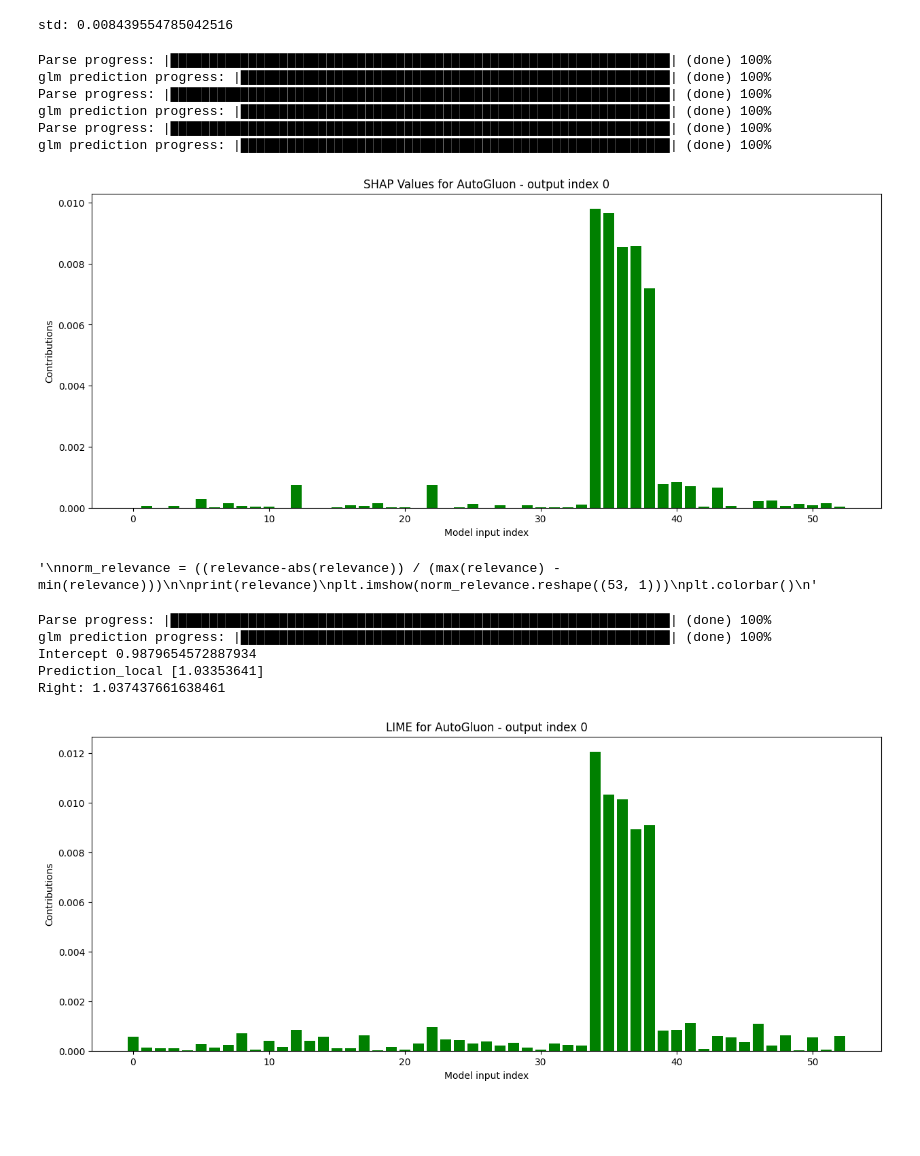
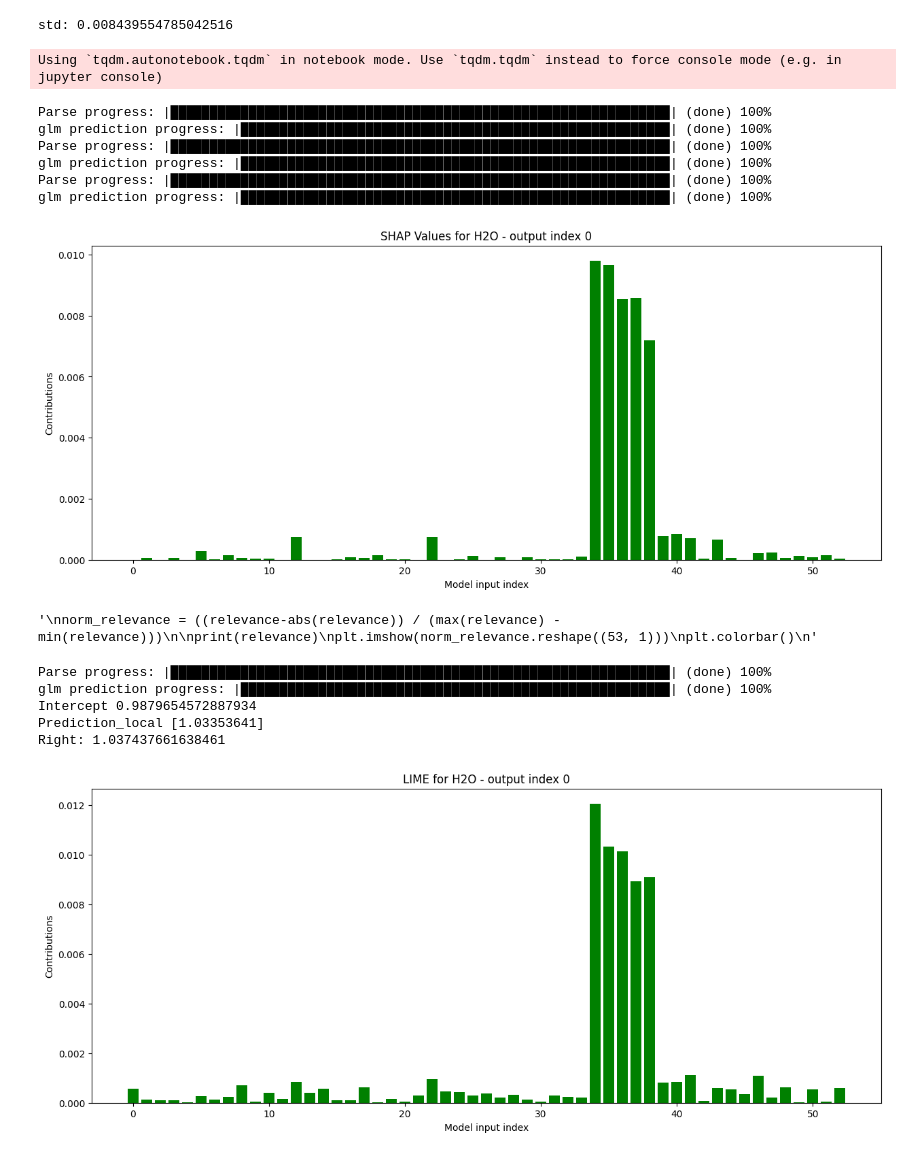
Before and after one commit to CarachinoAlessio/Explainable-AutoML-driven-State-Etimators, a Jupyter notebook: net18/script_net18_h2o.ipynb, the cells around one changed output. Cells and saved outputs as stored; diff of their text form; code cells hidden in the pictures; blank space fills up the shorter version.

Commit message:
added bar contribution plots for autosklearn + fix plot titles

```diff
--- a/net18/script_net18_h2o.ipynb
+++ b/net18/script_net18_h2o.ipynb
@@ -203,42 +195,43 @@ columns_names = in_columns + [out_columns[node_index]]
 def wrapped_model(x):
     x = h2o.H2OFrame(x)
     x.col_names = columns_names[:-1]
     preds = predictor.predict(x).as_data_frame().to_numpy()[:, 0]
     return preds
 
 
 to_be_explained = test_x[0]
 random_indices = np.random.choice(test_x.shape[0], size=100, replace=False)
 explainer = shap.KernelExplainer(wrapped_model, train_x[random_indices])
 shap_values = explainer.shap_values(to_be_explained)
 relevance = abs(shap_values.ravel())
 
 x_positions = np.arange(len(relevance))
 plt.figure(figsize=(15,6))
 plt.bar(x_positions, relevance, color='green')
 plt.xlabel('Model input index')
 plt.ylabel('Contributions')
-plt.title(f'SHAP Values for AutoGluon - output index {node_index}')
+plt.title(f'SHAP Values for H2O - output index {node_index}')
 #plt.xticks(x_positions, ['A', 'B', 'C', 'D', 'E'])
 
 plt.show()
 
 '''
 norm_relevance = ((relevance-abs(relevance)) / (max(relevance) - min(relevance)))
 
 print(relevance)
 plt.imshow(norm_relevance.reshape((53, 1)))
 plt.colorbar()
 '''
 # %% [output]
-Parse progress: |████████████████████████████████████████████████████████████████| (done) 100%
-glm prediction progress: |███████████████████████████████████████████████████████| (done) 100%
-Parse progress: |████████████████████████████████████████████████████████████████| (done) 100%
-glm prediction progress: |███████████████████████████████████████████████████████| (done) 100%
-Parse progress: |████████████████████████████████████████████████████████████████| (done) 100%
-glm prediction progress: |███████████████████████████████████████████████████████| (done) 100%
+Using `tqdm.autonotebook.tqdm` in notebook mode. Use `tqdm.tqdm` instead to force console mode (e.g. in jupyter console)
+Parse progress: |████████████████████████████████████████████████████████████████| (done) 100%
+glm prediction progress: |███████████████████████████████████████████████████████| (done) 100%
+Parse progress: |████████████████████████████████████████████████████████████████| (done) 100%
+glm prediction progress: |███████████████████████████████████████████████████████| (done) 100%
+Parse progress: |████████████████████████████████████████████████████████████████| (done) 100%
+glm prediction progress: |███████████████████████████████████████████████████████| (done) 100%
-[figure, old version]
+[figure, new version]
-'\nnorm_relevance = ((relevance-abs(relevance)) / (max(relevance) - min(relevance)))\n\nprint(relevance)\nplt.imshow(norm_relevance.reshape((53, 1)))\nplt.colorbar()\n'
+'\nnorm_relevance = ((relevance-abs(relevance)) / (max(relevance) - min(relevance)))\n\nprint(relevance)\nplt.imshow(norm_relevance.reshape((53, 1)))\nplt.colorbar()\n'
 # %%
 import lime.lime_tabular
 import pandas as pd
@@ -274,7 +267,7 @@ plt.figure(figsize=(15,6))
 plt.bar(x_positions, relevance, color='green')
 plt.xlabel('Model input index')
 plt.ylabel('Contributions')
-plt.title(f'LIME for AutoGluon - output index {node_index}')
+plt.title(f'LIME for H2O - output index {node_index}')
 #plt.xticks(x_positions, ['A', 'B', 'C', 'D', 'E'])
 
 plt.show()
@@ -284,4 +277,4 @@ glm prediction progress: |██████████████████
 Intercept 0.9879654572887934
 Prediction_local [1.03353641]
 Right: 1.037437661638461
-[figure, old version]
+[figure, new version]
```
Also changed, not shown: parts of 1 cell of this notebook, 2 other files.
